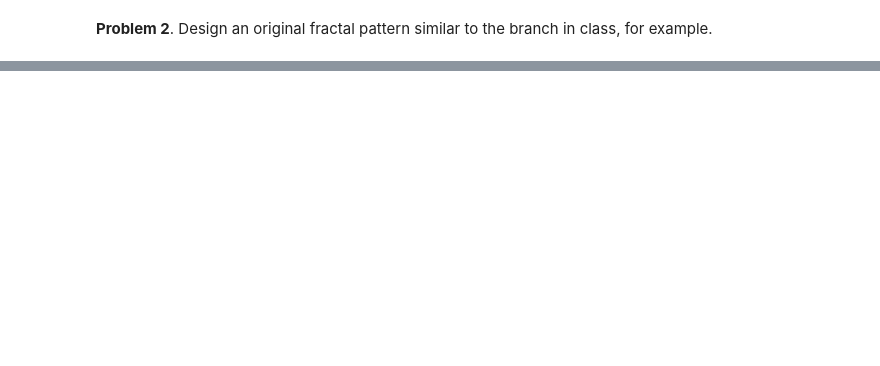
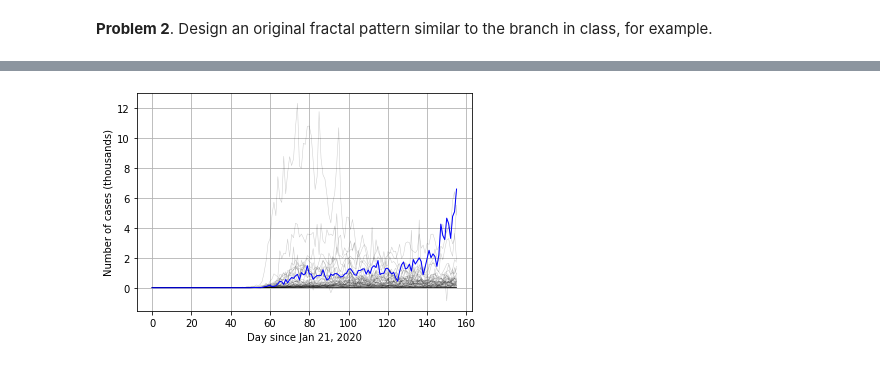
Before and after one commit to msds-5x01/python-programming-for-data-science, a Jupyter notebook: notebooks/007-Recursion.ipynb, the cells around one changed output, grey strips where cells are left out. Saved outputs shown, nothing was run; the diff lists cells and outputs as text; code cells hidden in the pictures; blank space fills up the shorter version.

```diff
--- a/notebooks/007-Recursion.ipynb
+++ b/notebooks/007-Recursion.ipynb
@@ -785,0 +701,11 @@ count_vowels('vowels')
+# %%
+new_cases = np.diff(case_matrix, axis=1, prepend=0)
+
+plt.plot(new_cases.T/1000, color='black', linewidth=0.5, alpha=0.2);
+i = state_names.index('Texas')
+plt.plot(new_cases[i]/1000, color='blue', linewidth=1)
+plt.grid(True)
+plt.xlabel('Day since Jan 21, 2020')
+plt.ylabel('Number of cases (thousands)');
+# %% [output]
+[figure, added]
```
Also changed, not shown: parts of 48 cells of this notebook.
